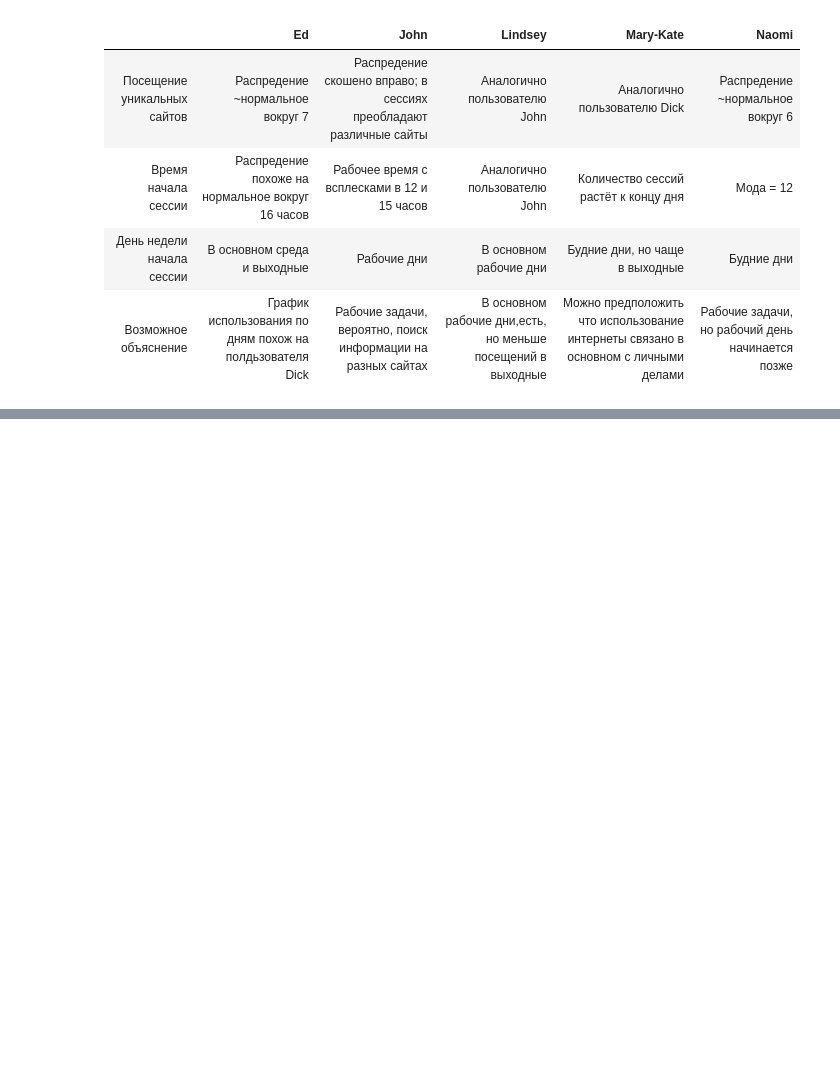
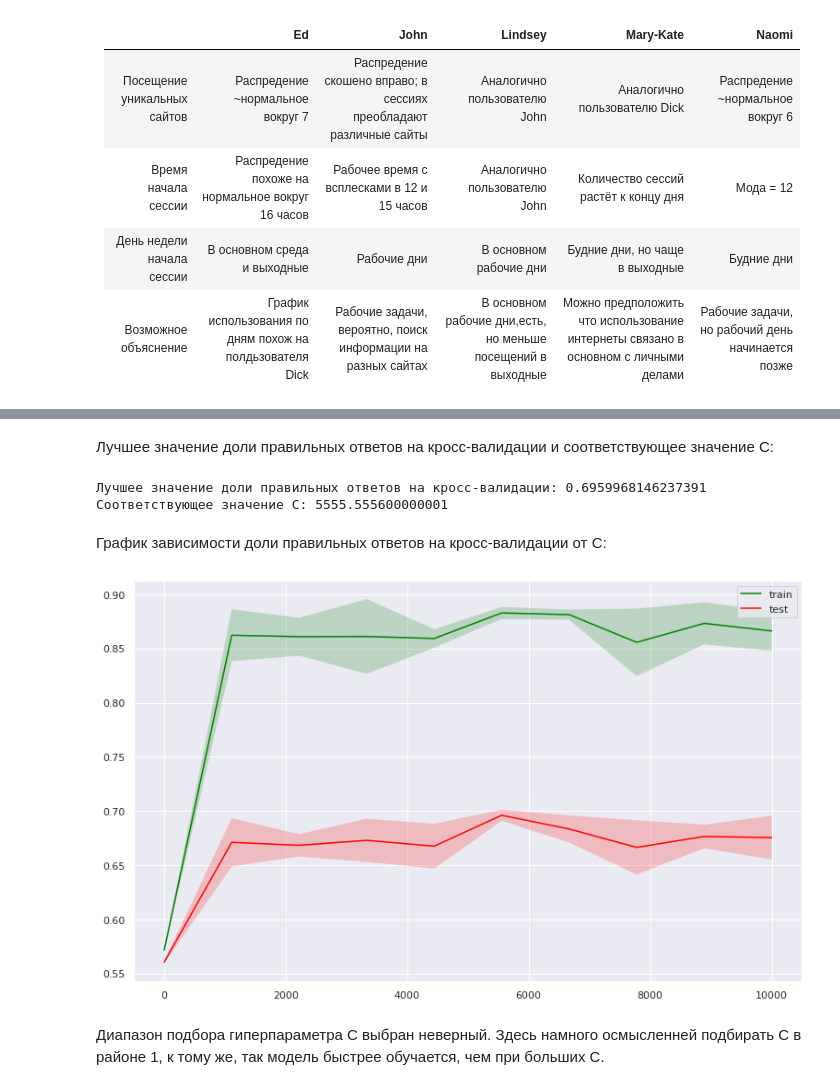
Before and after one commit to Uniholder/Specialization-Yandex-MIPT, a Jupyter notebook: 6_Final_projects/1_user_identification/week7_report.ipynb, the cells around one changed output, grey strips where cells are left out. Drawn from its saved outputs; the diff is of its cells as text; code cells hidden in the pictures; blank space fills up the shorter version.

```diff
--- a/6_Final_projects/1_user_identification/week7_report.ipynb
+++ b/6_Final_projects/1_user_identification/week7_report.ipynb
@@ -1233,0 +1444,3 @@ for idx, (user, sub_df) in enumerate(train_data_10users.groupby(by='user_name'))
+# %%
+lr = LogisticRegression(C=logit_grid_searcher2.C_[0], random_state=17, n_jobs=-1)
+lr.fit(X_train, y_train)
@@ -1233,0 +1467,3 @@ for idx, (user, sub_df) in enumerate(train_data_10users.groupby(by='user_name'))
+# %%
+svm = LinearSVC(C=1, random_state=17)
+svm.fit(X_train, y_train)
@@ -1233,0 +1490,6 @@ for idx, (user, sub_df) in enumerate(train_data_10users.groupby(by='user_name'))
+# %%
+%%time
+svm_params1 = {'C': np.linspace(1e-4, 1e4, 10)}
+
+svm_grid_searcher1 = GridSearchCV(svm, param_grid=svm_params1, n_jobs=-1, cv=skf, scoring='accuracy', return_train_score=True)
+svm_grid_searcher1.fit(X_train, y_train)
@@ -1233,0 +1505,16 @@ for idx, (user, sub_df) in enumerate(train_data_10users.groupby(by='user_name'))
+# %% [markdown]
+Лучшее значение доли правильных ответов на кросс-валидации и соответствующее значение C:
+# %%
+print('Лучшее значение доли правильных ответов на кросс-валидации:', svm_grid_searcher1.best_score_)
+print('Соответствующее значение C:', svm_grid_searcher1.best_params_['C'])
+# %% [output]
+Лучшее значение доли правильных ответов на кросс-валидации: 0.6959968146237391
+Соответствующее значение C: 5555.555600000001
+# %% [markdown]
+График зависимости доли правильных ответов на кросс-валидации от C:
+# %%
+plot_validation_curves(svm_params1['C'], svm_grid_searcher1.cv_results_)
+# %% [output]
+[figure, added]
+# %% [markdown]
+Диапазон подбора гиперпараметра С выбран неверный. Здесь намного осмысленней подбирать C в районе 1, к тому же, так модель быстрее обучается, чем при больших C.
```
Also changed, not shown: parts of 109 cells of this notebook.
